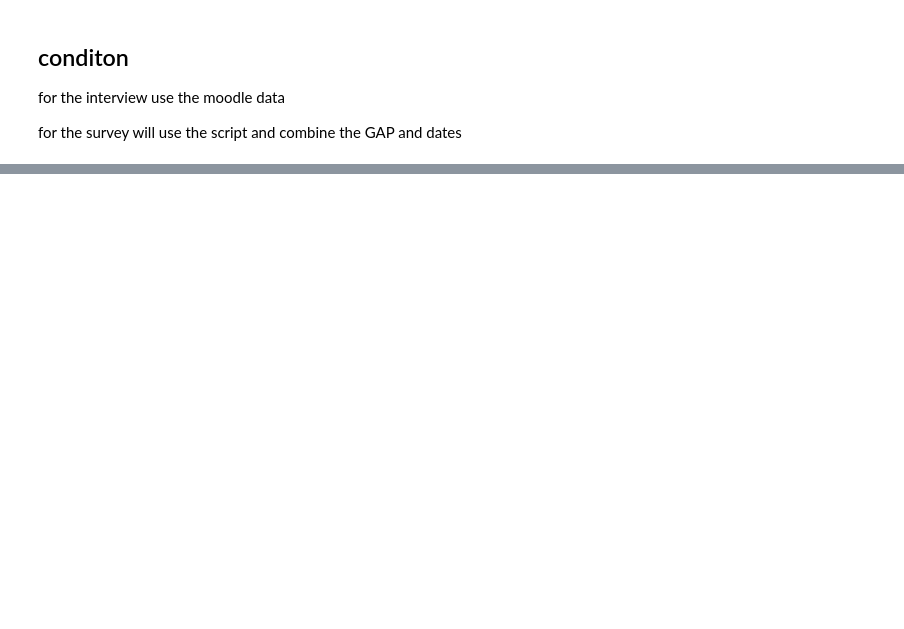
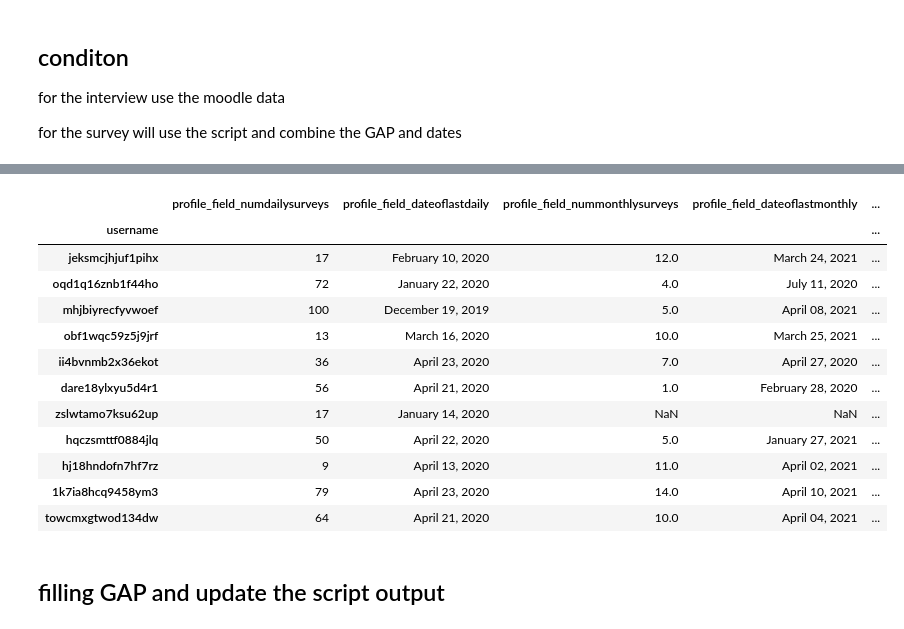
Before and after one commit to CCJS-UofR/GAP-implementation-for-Annual-survey, a Jupyter notebook: gap_matching_script.ipynb, the cells around one changed output, grey strips where cells are left out. Drawn from its saved outputs; the diff is of its cells as text; code cells hidden in the pictures; blank space fills up the shorter version.

```diff
--- a/gap_matching_script.ipynb
+++ b/gap_matching_script.ipynb
@@ -128,0 +102,18 @@ for the survey will use the script and combine the GAP and dates
+# %%
+df_scipt_output.set_index('username').loc[df_gap_moodle["participant number"]]
+# %% [output]
+|  | profile_field_numdailysurveys | profile_field_dateoflastdaily | profile_field_nummonthlysurveys | profile_field_dateoflastmonthly | ... |
+| username |  |  |  |  | ... |
+| jeksmcjhjuf1pihx | 17 | February 10, 2020 | 12.0 | March 24, 2021 | ... |
+| oqd1q16znb1f44ho | 72 | January 22, 2020 | 4.0 | July 11, 2020 | ... |
+| mhjbiyrecfyvwoef | 100 | December 19, 2019 | 5.0 | April 08, 2021 | ... |
+| obf1wqc59z5j9jrf | 13 | March 16, 2020 | 10.0 | March 25, 2021 | ... |
+| ii4bvnmb2x36ekot | 36 | April 23, 2020 | 7.0 | April 27, 2020 | ... |
+| dare18ylxyu5d4r1 | 56 | April 21, 2020 | 1.0 | February 28, 2020 | ... |
+| zslwtamo7ksu62up | 17 | January 14, 2020 | NaN | NaN | ... |
+| hqczsmttf0884jlq | 50 | April 22, 2020 | 5.0 | January 27, 2021 | ... |
+| hj18hndofn7hf7rz | 9 | April 13, 2020 | 11.0 | April 02, 2021 | ... |
+| 1k7ia8hcq9458ym3 | 79 | April 23, 2020 | 14.0 | April 10, 2021 | ... |
+| towcmxgtwod134dw | 64 | April 21, 2020 | 10.0 | April 04, 2021 | ... |
+# %% [markdown]
+## filling GAP and update the script output
```
Also changed, not shown: parts of 13 cells of this notebook, 1 other file.
